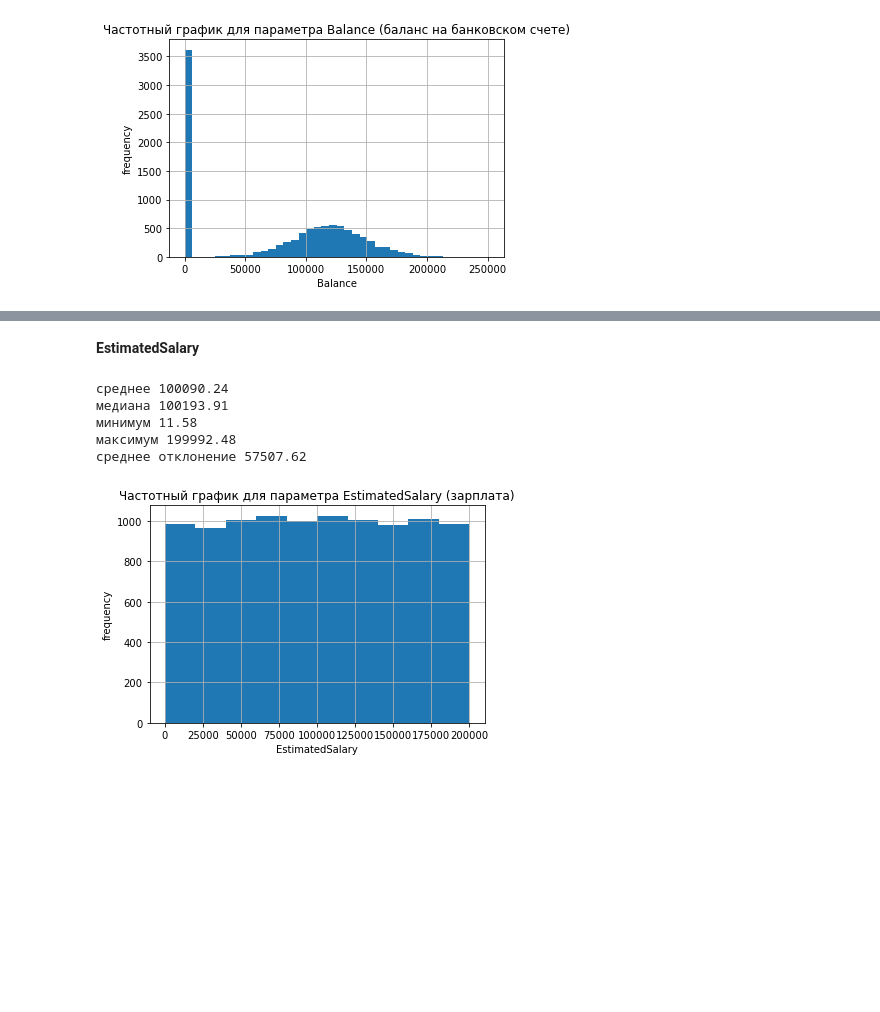
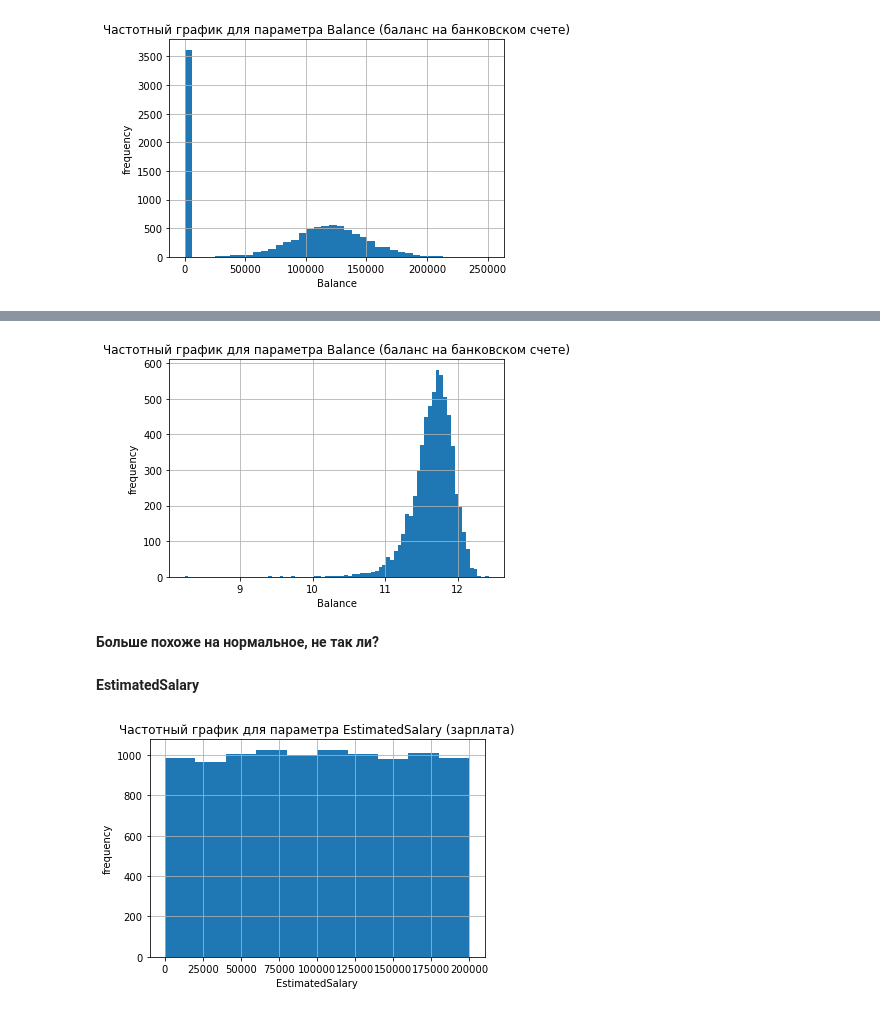
Before and after one commit to KlavdiyaKaveshnikova/Diploma_netology, a Jupyter notebook: Diploma_analyse.ipynb, the cells around one changed output, grey strips where cells are left out. Cells and saved outputs as stored; diff of their text form; code cells hidden in the pictures; blank space fills up the shorter version.

```diff
--- a/Diploma_analyse.ipynb
+++ b/Diploma_analyse.ipynb
@@ -203,0 +155,3 @@ print(f'среднее отклонение {statistics.pstdev(data.NumOfProduct
+# %%
+plus_balance = data[ data.Balance > 0 ]
+plus_balance.head()
@@ -204,17 +165,19 @@ print(f'среднее отклонение {statistics.pstdev(data.NumOfProduct
+# %%
+plus_balance_ln = np.log(plus_balance.Balance)
+# %%
+ax = plus_balance_ln.hist(bins=80)
+
+ax.set_xlabel('Balance')
+ax.set_ylabel('frequency')
+ax.set_title('Частотный график для параметра Balance (баланс на банковском счете)')
+plt.grid(True)
+plt.show()
+# %% [output]
+[figure, added]
+# %% [markdown]
+**Больше похоже на нормальное, не так ли?**
 # %% [markdown]
 **EstimatedSalary**
-# %%
-print(f'среднее {statistics.mean(data.EstimatedSalary):.2f}')
-print(f'медиана {statistics.median(data.EstimatedSalary):.2f}')
-print(f'минимум {data.EstimatedSalary.min():.2f}')
-print(f'максимум {data.EstimatedSalary.max():.2f}')
-print(f'среднее отклонение {statistics.pstdev(data.EstimatedSalary):.2f}')
-# %% [output]
-среднее 100090.24
-медиана 100193.91
-минимум 11.58
-максимум 199992.48
-среднее отклонение 57507.62
 # %%
 ax = data.EstimatedSalary.hist(bins=10)
 
```
Also changed, not shown: parts of 25 cells of this notebook.
